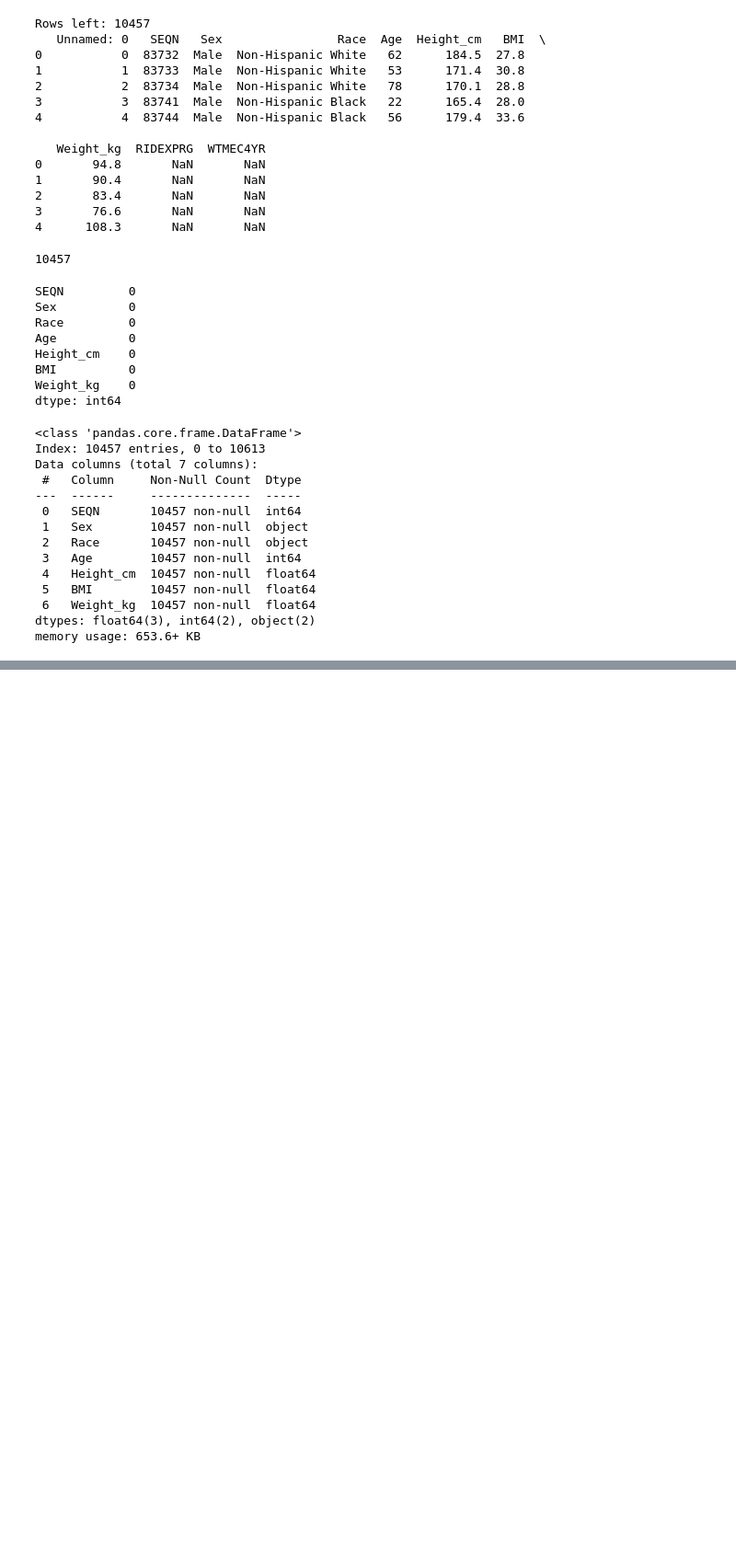
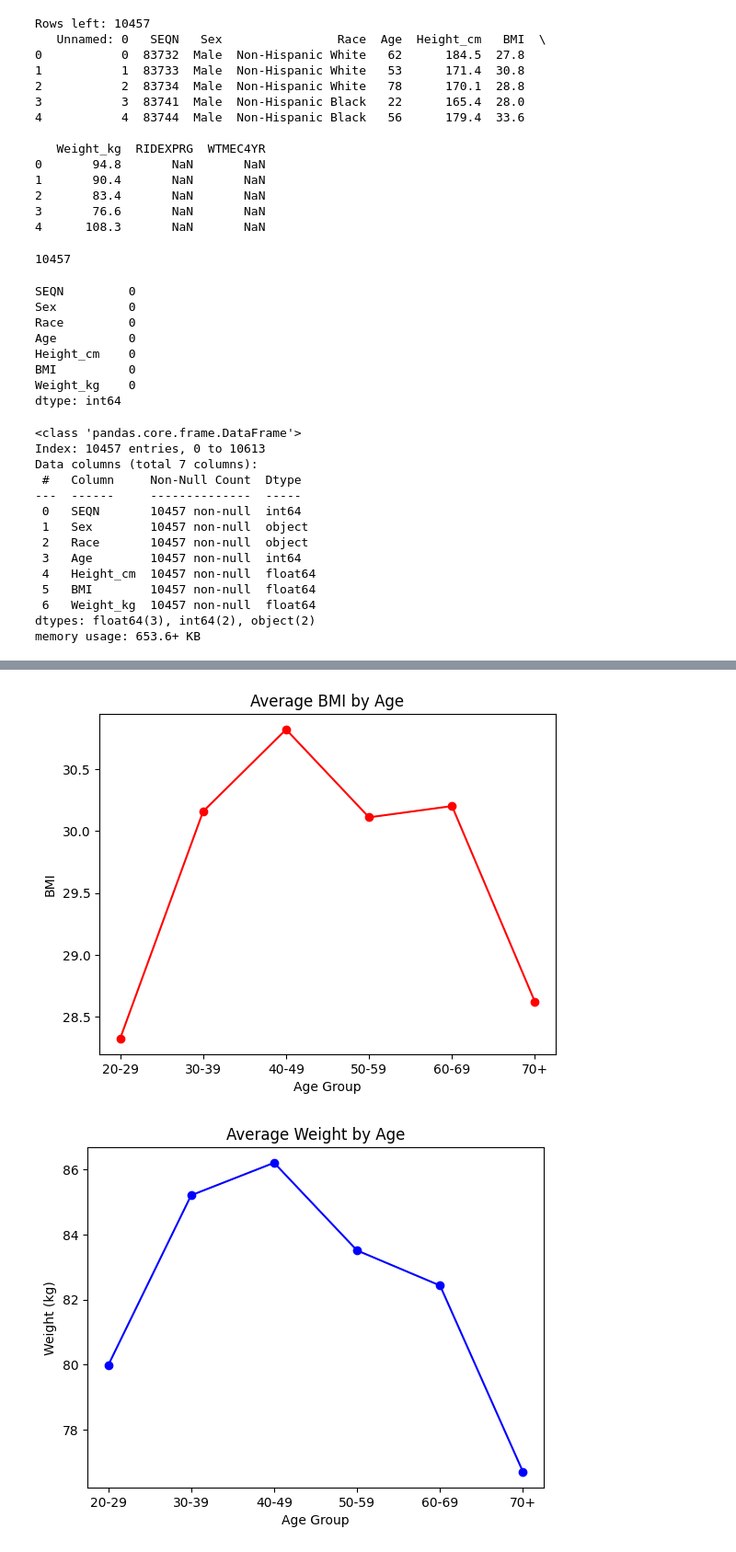
Before and after one commit to tejasabert/NHANES_FTI, a Jupyter notebook: TejasAbert_NHANESFTI_Project.ipynb, the cells around one changed output, grey strips where cells are left out. Shown at 92% size. Drawn from its saved outputs; the diff is of its cells as text; code cells hidden in the pictures; blank space fills up the shorter version.

```diff
--- a/TejasAbert_NHANESFTI_Project.ipynb
+++ b/TejasAbert_NHANESFTI_Project.ipynb
@@ -4,0 +5,5 @@ import pandas as pd
+# %%
+import pandas as pd
+url = "https://raw.githubusercontent.com/frontiertechinstitute/datasets/refs/heads/main/Health%20and%20Nutrition%20(NHANES)/health_and_nutrition_combined_clean.csv"
+df = pd.read_csv(url)
+df.head(40)
@@ -5,7 +28,7 @@ import pandas as pd
 # %%
-df = pd.read_csv("health_and_nutrition_combined_clean.csv")
+df = pd.read_csv(url)
 
-# drop rows missing BMI, height, or weight
+# drop rows missing BMI height or weight
 df = df.dropna(subset=['BMXBMI', 'BMXHT', 'BMXWT'])
 
 # remove pregnant participants
@@ -35,7 +58,7 @@ df['Race'] = df['Race'].map({
     7: 'Other/Multi'
 })
 
-#check whats left
+#checking
 print(f"Rows left: {len(df)}")
 print(df.head())
 # %% [output]
@@ -99,0 +140,38 @@ memory usage: 653.6+ KB
+# %%
+import matplotlib.pyplot as plt
+
+#age groups
+df['AgeGroup'] = pd.cut(df['Age'], bins=[20,30,40,50,60,70,81],
+                        labels=['20-29','30-39','40-49','50-59','60-69','70+'])
+# averages
+avg_bmi = df.groupby('AgeGroup')['BMI'].mean()
+avg_weight = df.groupby('AgeGroup')['Weight_kg'].mean()
+avg_height = df.groupby('AgeGroup')['Height_cm'].mean()
+
+# chart 1 (BMI)
+plt.plot(avg_bmi.index, avg_bmi.values, marker='o', color='red')
+plt.title('Average BMI by Age')
+plt.xlabel('Age Group')
+plt.ylabel('BMI')
+plt.show()
+
+# chart 2 (Weight)
+plt.plot(avg_weight.index, avg_weight.values, marker='o', color='blue')
+plt.title('Average Weight by Age')
+plt.xlabel('Age Group')
+plt.ylabel('Weight (kg)')
+plt.show()
+
+# chart 3 (Height)
+plt.plot(avg_height.index, avg_height.values, marker='o', color='green')
+plt.title('Average Height by Age')
+plt.xlabel('Age Group')
+plt.ylabel('Height (cm)')
+plt.show()
+
+print(avg_bmi)
+print(avg_weight)
+print(avg_height)
+# %% [output]
+[figure, added]
+[figure, added]
```
Also changed, not shown: parts of 6 cells of this notebook.
